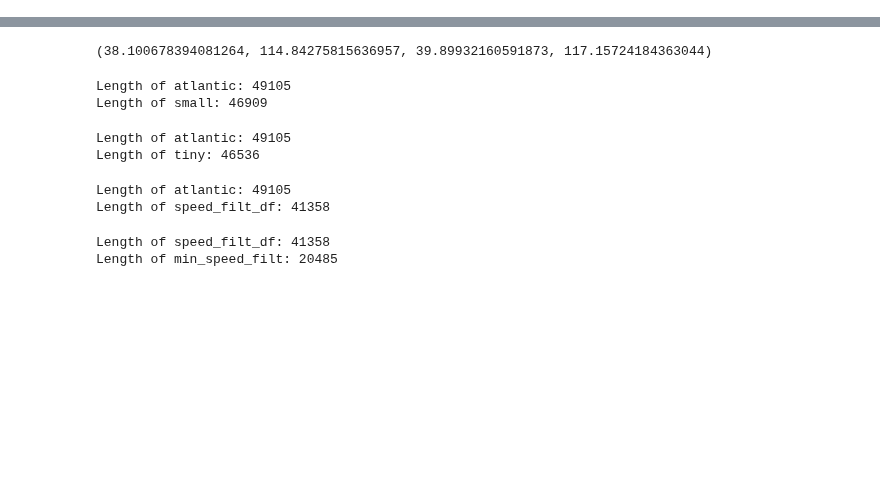
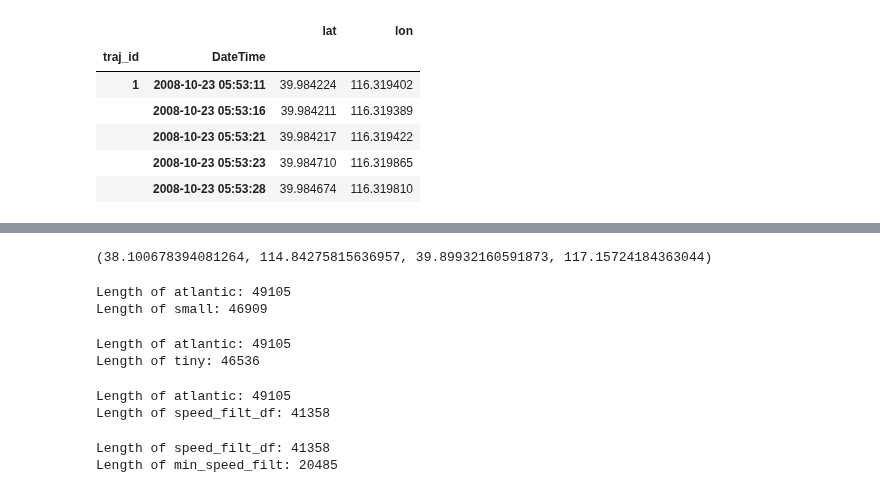
Before and after one commit to YakshHaranwala/PTRAIL, a Jupyter notebook: examples/filter_examples.ipynb, the cells around one changed output, grey strips where cells are left out. Saved outputs shown, nothing was run; the diff lists cells and outputs as text; code cells hidden in the pictures; blank space fills up the shorter version.

```diff
--- a/examples/filter_examples.ipynb
+++ b/examples/filter_examples.ipynb
@@ -11,3 +36,16 @@ import pandas as pd
 import time
 np.seterr(invalid='ignore')
 start = time.time()
+# %%
+%%time
+"""
+    First of all, lets import all the datasets one by one
+    and check out a few of their points.
+"""
+# Reading the geolife dataset and converting to NumPandasTraj.
+# Also, lets, print the first 5 points of the datset to
+# see how the dataframe looks.
+geolife = pd.read_csv('./data/geolife_sample.csv')
+geolife = NumTrajDF(geolife,'lat','lon','datetime','id')
+geolife.head()
+# %% [output]
@@ -13,0 +54,7 @@ start = time.time()
+|  |  | lat | lon |
+| traj_id | DateTime |  |  |
+| 1 | 2008-10-23 05:53:11 | 39.984224 | 116.319402 |
+|  | 2008-10-23 05:53:16 | 39.984211 | 116.319389 |
+|  | 2008-10-23 05:53:21 | 39.984217 | 116.319422 |
+|  | 2008-10-23 05:53:23 | 39.984710 | 116.319865 |
+|  | 2008-10-23 05:53:28 | 39.984674 | 116.319810 |
```
Also changed, not shown: parts of 5 cells of this notebook, 3 other files.
